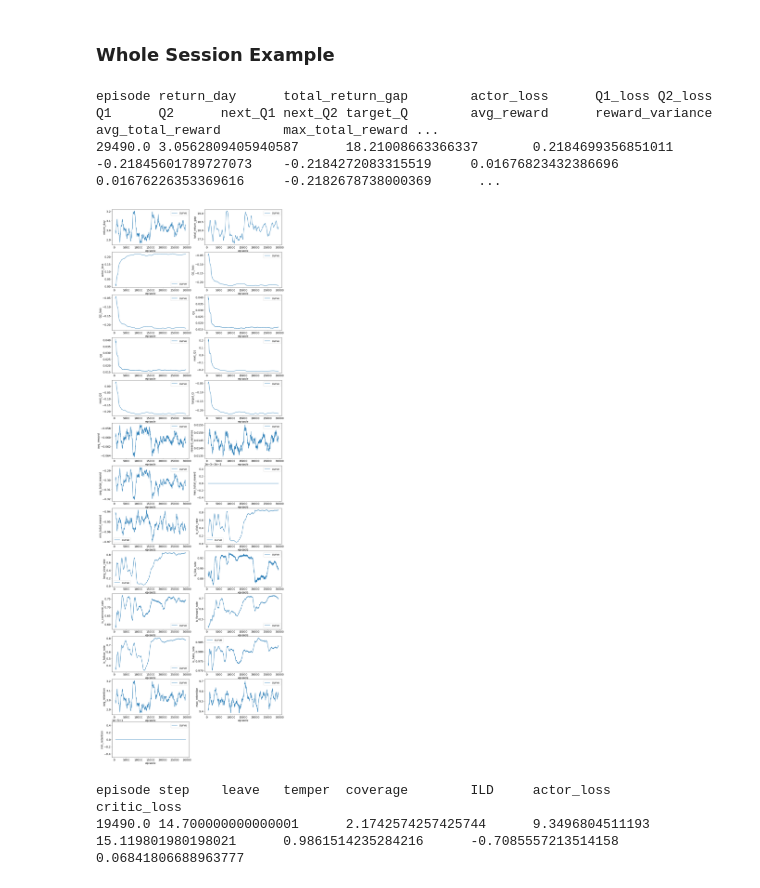
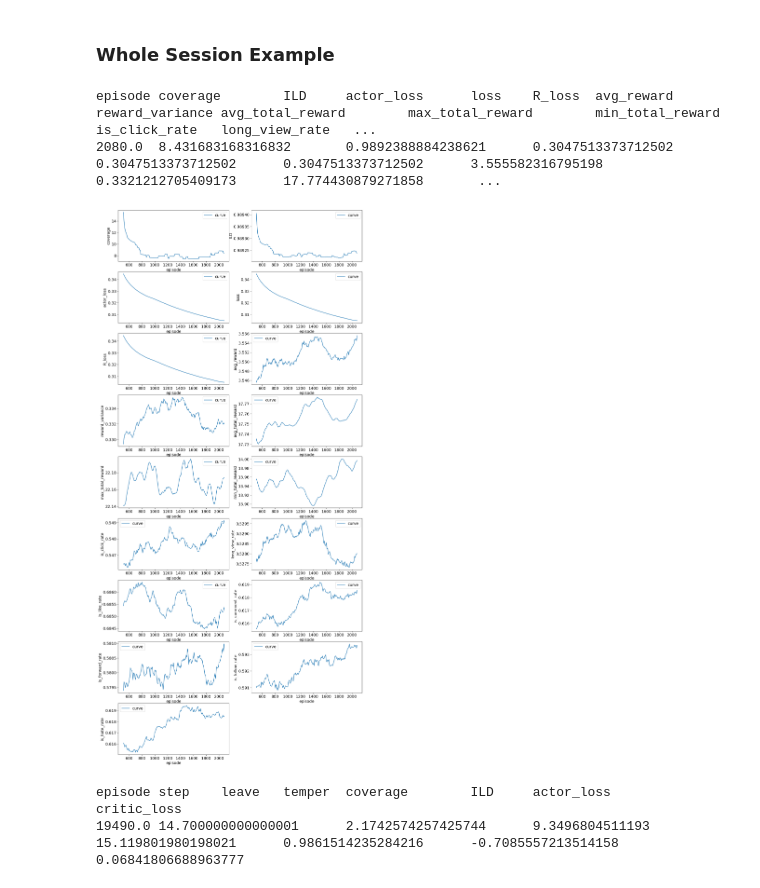
Before and after one commit to Applied-Machine-Learning-Lab/KuaiSim, a Jupyter notebook: code/TrainingCurves.ipynb, the cells around one changed output. Cells and saved outputs as stored; diff of their text form; code cells hidden in the pictures.

Commit message:
List rec env and ptranker

```diff
--- a/code/TrainingCurves.ipynb
+++ b/code/TrainingCurves.ipynb
@@ -3,24 +3,25 @@
 # %%
 %matplotlib inline
 from plot_utils import smooth, get_online_training_info, multiplot_multiple_line
 import numpy as np
 
 smoothness = 100
 # expe = "DDPG_OneStageHyperPolicy_with_DotScore_actor0.0001_critic0.001_niter20000_reg0.00001_ep0.01_noise0.1_bs128_epbs32_step20_seed11"
-expe = "td3_ActionTransformer_KRCrossSessionEnvironment_GPU_actor0.0001_critic0.001_niter30000_reg0.00001_ep0.01_noise0.1_bs128_epbs32_fret0.1_seed11"
+# expe = "td3_ActionTransformer_KRCrossSessionEnvironment_GPU_actor0.0001_critic0.001_niter30000_reg0.00001_ep0.01_noise0.1_bs128_epbs32_fret0.1_seed11"
+expe = "ListRecOnlineAgent_PointwiseRanker_actor0.0003_pos0.4_neg0.1_niter5000_reg0_ep0.01_bs128_epbs64_seed11"
 log_path = "output/Kuairand_Pure/agents/" + expe  + "/model.report"
 info = get_online_training_info(log_path)
 
 for k in list(info.keys()):
     v = info[k]
     info[k] = smooth(np.array(v), smoothness)
 print('\t'.join([k for k,v in info.items()]))
 print('\t'.join([str(v[-1]) for k,v in info.items()]))
 multiplot_multiple_line(["curve"], [info], x_name = 'episode')
 # %% [output]
-episode return_day      total_return_gap        actor_loss      Q1_loss Q2_loss Q1      Q2      next_Q1 next_Q2 target_Q        avg_reward      reward_variance avg_total_reward        max_total_reward ...
-29490.0 3.0562809405940587      18.21008663366337       0.2184699356851011      -0.21845601789727073    -0.2184272083315519     0.01676823432386696     0.01676226353369616     -0.2182678738000369      ...
+episode coverage        ILD     actor_loss      loss    R_loss  avg_reward      reward_variance avg_total_reward        max_total_reward        min_total_reward        is_click_rate   long_view_rate   ...
+2080.0  8.431683168316832       0.9892388884238621      0.3047513373712502      0.3047513373712502      0.3047513373712502      3.555582316795198       0.3321212705409173      17.774430879271858       ...
-[figure, old version]
+[figure, new version]
 # %%
 %matplotlib inline
 from plot_utils import smooth, get_online_training_info, multiplot_multiple_line
```
Also changed, not shown: 16 other files.
